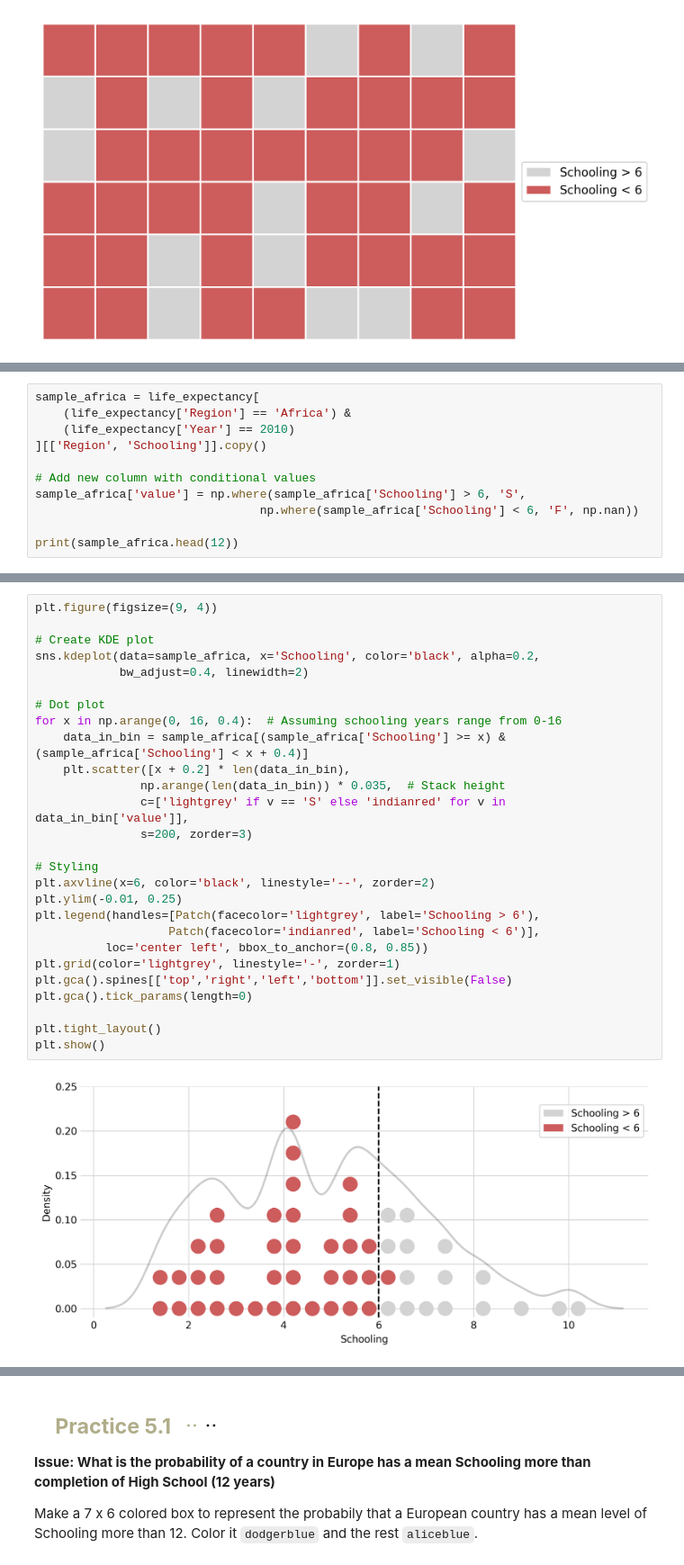
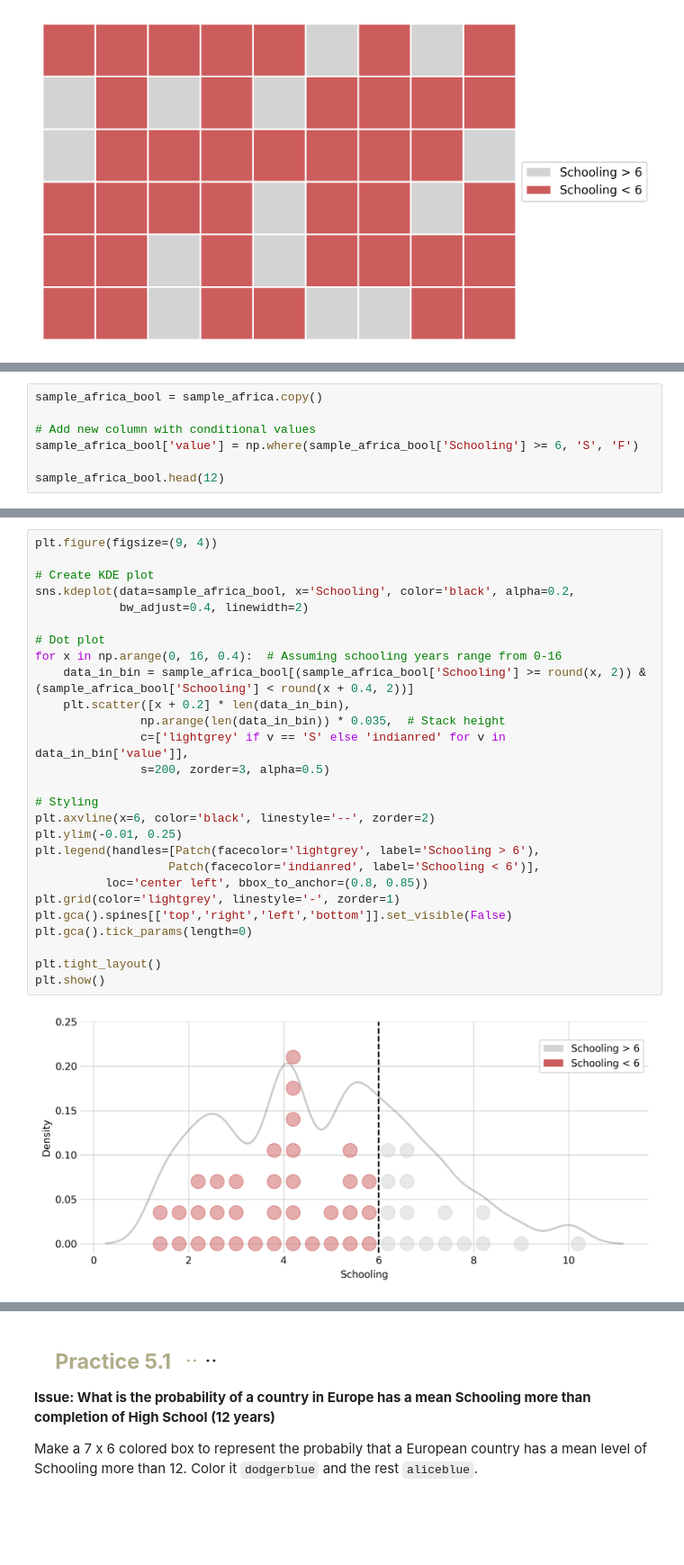
Before and after one commit to Leroymilo/DataVis, a Jupyter notebook: L5/AdriaanL_AcadWrit_DataViz_Lesson5.ipynb, the cells around one changed output, grey strips where cells are left out. Shown at 90% size. Drawn from its saved outputs; the diff is of its cells as text; blank space fills up the shorter version.

```diff
--- a/L5/AdriaanL_AcadWrit_DataViz_Lesson5.ipynb
+++ b/L5/AdriaanL_AcadWrit_DataViz_Lesson5.ipynb
@@ -148,14 +145,10 @@ plt.show()
 
 <img src="https://i.imgur.com/hJCFTTs.png" width=1024 />
 # %%
-sample_africa = life_expectancy[
-    (life_expectancy['Region'] == 'Africa') &
-    (life_expectancy['Year'] == 2010)
-][['Region', 'Schooling']].copy()
+sample_africa_bool = sample_africa.copy()
 
 # Add new column with conditional values
-sample_africa['value'] = np.where(sample_africa['Schooling'] > 6, 'S',
-                                np.where(sample_africa['Schooling'] < 6, 'F', np.nan))
+sample_africa_bool['value'] = np.where(sample_africa_bool['Schooling'] >= 6, 'S', 'F')
 
-print(sample_africa.head(12))
+sample_africa_bool.head(12)
 # %% [output]
@@ -175,32 +168,32 @@ print(sample_africa.head(12))
 # %%
 plt.figure(figsize=(9, 4))
 
 # Create KDE plot
-sns.kdeplot(data=sample_africa, x='Schooling', color='black', alpha=0.2,
+sns.kdeplot(data=sample_africa_bool, x='Schooling', color='black', alpha=0.2,
             bw_adjust=0.4, linewidth=2)
 
 # Dot plot
 for x in np.arange(0, 16, 0.4):  # Assuming schooling years range from 0-16
-    data_in_bin = sample_africa[(sample_africa['Schooling'] >= x) & (sample_africa['Schooling'] < x + 0.4)]
+    data_in_bin = sample_africa_bool[(sample_africa_bool['Schooling'] >= round(x, 2)) & (sample_africa_bool['Schooling'] < round(x + 0.4, 2))]
     plt.scatter([x + 0.2] * len(data_in_bin),
                np.arange(len(data_in_bin)) * 0.035,  # Stack height
                c=['lightgrey' if v == 'S' else 'indianred' for v in data_in_bin['value']],
-               s=200, zorder=3)
+               s=200, zorder=3, alpha=0.5)
 
 # Styling
 plt.axvline(x=6, color='black', linestyle='--', zorder=2)
 plt.ylim(-0.01, 0.25)
 plt.legend(handles=[Patch(facecolor='lightgrey', label='Schooling > 6'),
                    Patch(facecolor='indianred', label='Schooling < 6')],
           loc='center left', bbox_to_anchor=(0.8, 0.85))
 plt.grid(color='lightgrey', linestyle='-', zorder=1)
 plt.gca().spines[['top','right','left','bottom']].set_visible(False)
 plt.gca().tick_params(length=0)
 
 plt.tight_layout()
 plt.show()
 # %% [output]
-[figure, old version]
+[figure, new version]
 # %% [markdown]
 <img src="https://i.imgur.com/qM1O0Bd.png" width=1024 />
 # %%
```
Also changed, not shown: parts of 36 cells of this notebook.
